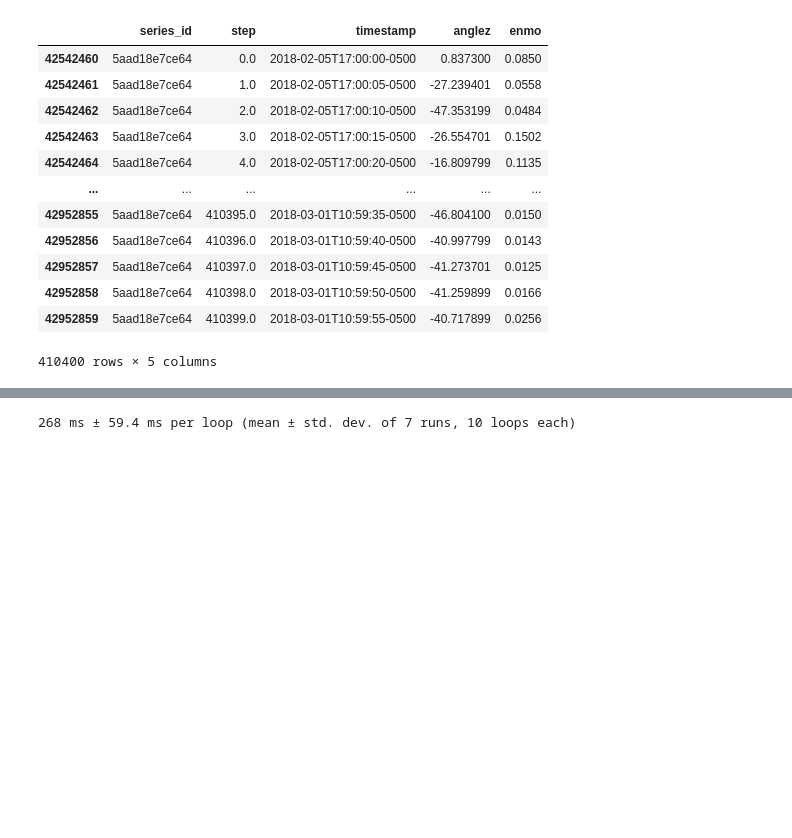
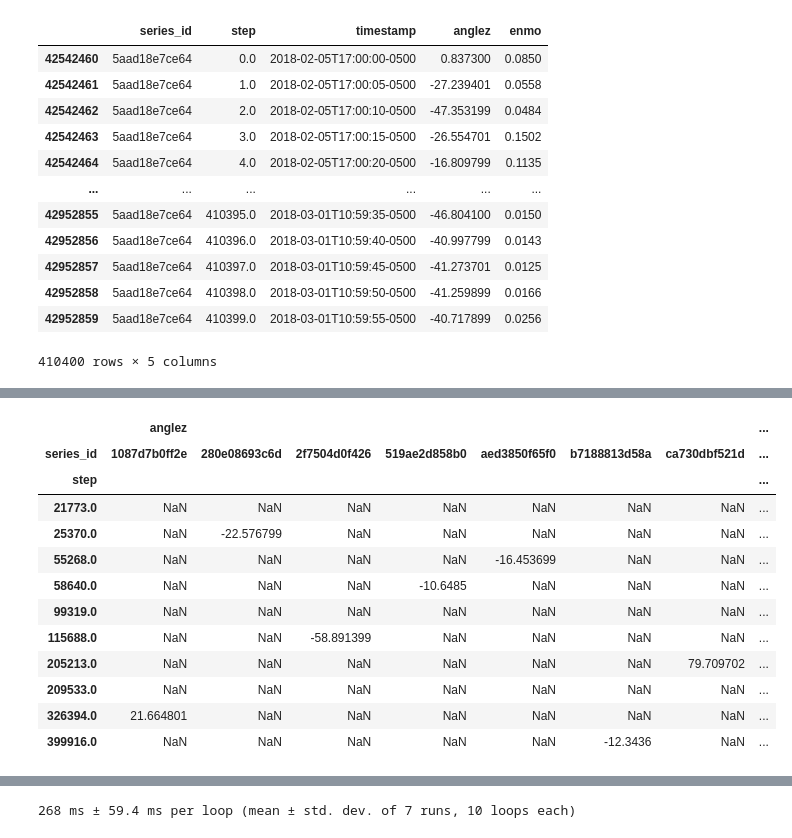
Before and after one commit to RK22000/ML-Maniacs, a Jupyter notebook: EAD.ipynb, the cells around one changed output, grey strips where cells are left out. Saved outputs shown, nothing was run; the diff lists cells and outputs as text; code cells hidden in the pictures; blank space fills up the shorter version.

```diff
--- a/EAD.ipynb
+++ b/EAD.ipynb
@@ -85,0 +84,3 @@ df = data.head(1279463)
+# %%
+tmp = data.sample(10)[['step', 'series_id', 'anglez', 'enmo']]
+tmp['series_id'].unique().__len__()
@@ -85,0 +103,17 @@ df = data.head(1279463)
+# %%
+pivoted_tmp = tmp.pivot(index='step', columns=['series_id'])
+pivoted_tmp
+# %% [output]
+|  | anglez |  |  |  |  |  |  | ... |
+| series_id | 1087d7b0ff2e | 280e08693c6d | 2f7504d0f426 | 519ae2d858b0 | aed3850f65f0 | b7188813d58a | ca730dbf521d | ... |
+| step |  |  |  |  |  |  |  | ... |
+| 21773.0 | NaN | NaN | NaN | NaN | NaN | NaN | NaN | ... |
+| 25370.0 | NaN | -22.576799 | NaN | NaN | NaN | NaN | NaN | ... |
+| 55268.0 | NaN | NaN | NaN | NaN | -16.453699 | NaN | NaN | ... |
+| 58640.0 | NaN | NaN | NaN | -10.6485 | NaN | NaN | NaN | ... |
+| 99319.0 | NaN | NaN | NaN | NaN | NaN | NaN | NaN | ... |
+| 115688.0 | NaN | NaN | -58.891399 | NaN | NaN | NaN | NaN | ... |
+| 205213.0 | NaN | NaN | NaN | NaN | NaN | NaN | 79.709702 | ... |
+| 209533.0 | NaN | NaN | NaN | NaN | NaN | NaN | NaN | ... |
+| 326394.0 | 21.664801 | NaN | NaN | NaN | NaN | NaN | NaN | ... |
+| 399916.0 | NaN | NaN | NaN | NaN | NaN | -12.3436 | NaN | ... |
```
Also changed, not shown: parts of 19 cells of this notebook, 6 other files.
